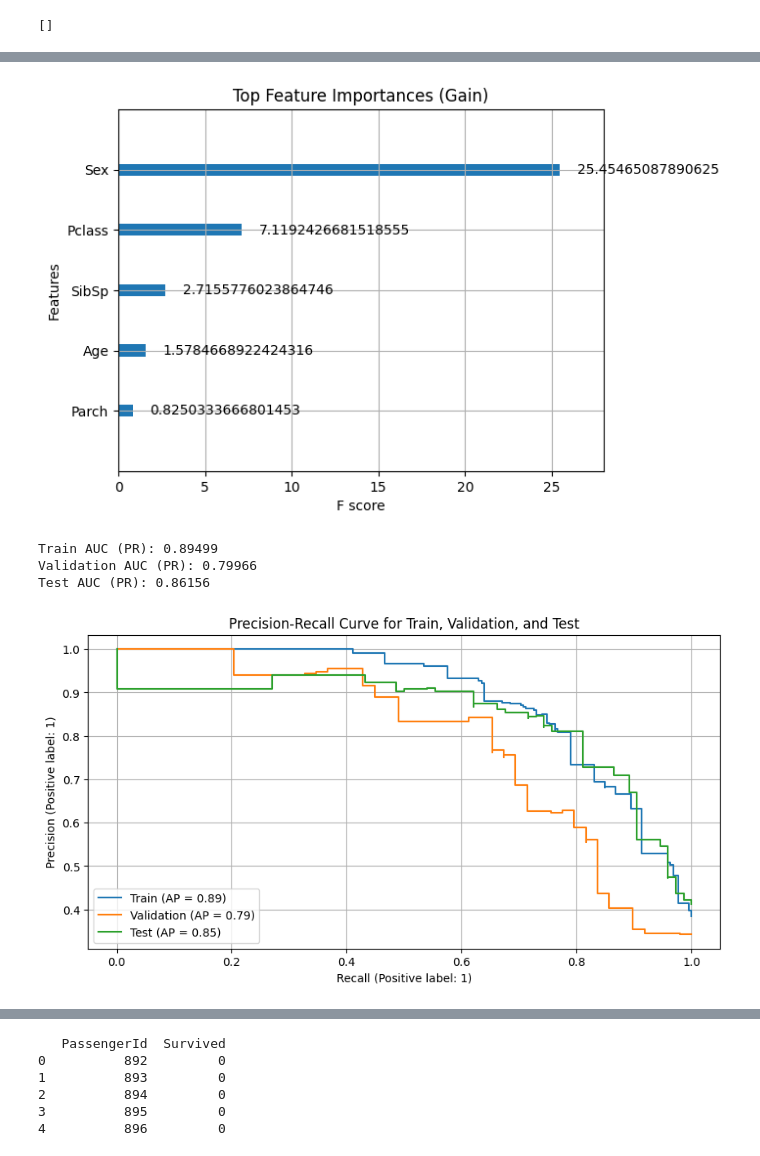
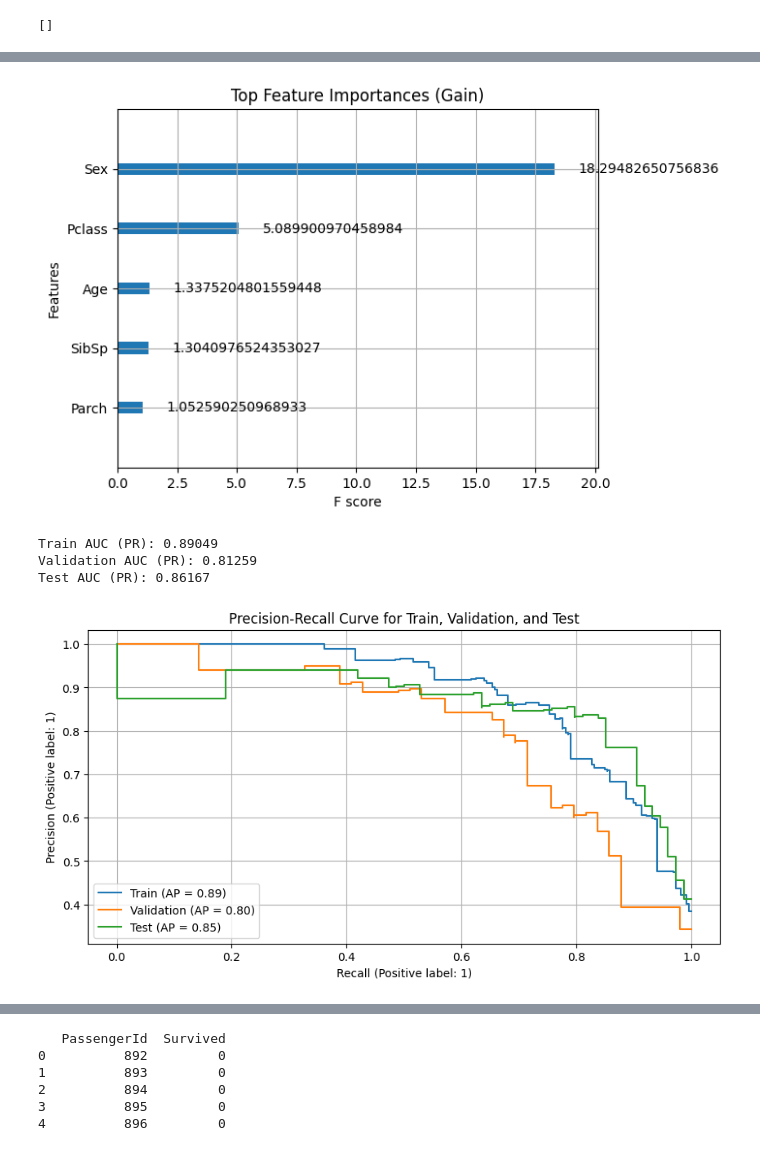
Before and after one commit to kubesure/titanic-dead-or-alive, a Jupyter notebook: titanic-dead-or-alive.ipynb, the cells around one changed output, grey strips where cells are left out. Drawn from its saved outputs; the diff is of its cells as text; code cells hidden in the pictures.

```diff
--- a/titanic-dead-or-alive.ipynb
+++ b/titanic-dead-or-alive.ipynb
@@ -428,6 +433,7 @@ xgb_model = XGBClassifier(
     n_estimators=50,
     max_depth=4,
     learning_rate=0.1,
+    reg_lambda=5.0,
     early_stopping_rounds=10,
     use_label_encoder=False,
     eval_metric='logloss',
@@ -527,49 +493,48 @@ plot_importance(xgb_model, max_num_features=10, importance_type='gain')
 plt.title("Top Feature Importances (Gain)")
 plt.show()
 # %% [output]
-[figure, old version]
+[figure, new version]
 # %%
 def evaluate_model(
     X_train: pd.DataFrame, y_train: pd.Series,
     X_val: pd.DataFrame, y_val: pd.Series,
     X_test: pd.DataFrame, y_test: pd.Series,
-    model: XGBClassifier
+    model: XGBClassifier,
+    model_features
 ):
-    # 1. Predict probabilities (only positive class probabilities)
-    y_train_pred = model.predict_proba(X_train[xgb_model.get_booster().feature_names])[:, 1]
-    y_val_pred = model.predict_proba(X_val[xgb_model.get_booster().feature_names])[:, 1]
-    y_test_pred = model.predict_proba(X_test[xgb_model.get_booster().feature_names])[:, 1]
 
-    # 2. Compute precision, recall, thresholds
+    y_train_pred = model.predict_proba(X_train[model_features])[:, 1]
+    y_val_pred = model.predict_proba(X_val[model_features])[:, 1]
+    y_test_pred = model.predict_proba(X_test[model_features])[:, 1]
+
     train_precision, train_recall, _ = precision_recall_curve(y_train, y_train_pred)
     val_precision, val_recall, _ = precision_recall_curve(y_val, y_val_pred)
     test_precision, test_recall, _ = precision_recall_curve(y_test, y_test_pred)
 
-    # 3. Calculate AUC for each
     train_auc = round(auc(train_recall, train_precision), 5)
     val_auc = round(auc(val_recall, val_precision), 5)
     test_auc = round(auc(test_recall, test_precision), 5)
 
     # 4. Print AUCs
     print(f"Train AUC (PR): {train_auc}")
     print(f"Validation AUC (PR): {val_auc}")
     print(f"Test AUC (PR): {test_auc}")
 
     # 5. Plot all on same PR graph
     fig, ax = plt.subplots(figsize=(10, 5))
-    PrecisionRecallDisplay.from_estimator(model, X_train[xgb_model.get_booster().feature_names], y_train, ax=ax, name="Train")
-    PrecisionRecallDisplay.from_estimator(model, X_val[xgb_model.get_booster().feature_names], y_val, ax=ax, name="Validation")
-    PrecisionRecallDisplay.from_estimator(model, X_test[xgb_model.get_booster().feature_names], y_test, ax=ax, name="Test")
+    PrecisionRecallDisplay.from_estimator(model, X_train[model_features], y_train, ax=ax, name="Train")
+    PrecisionRecallDisplay.from_estimator(model, X_val[model_features], y_val, ax=ax, name="Validation")
+    PrecisionRecallDisplay.from_estimator(model, X_test[model_features], y_test, ax=ax, name="Test")
     plt.title("Precision-Recall Curve for Train, Validation, and Test")
     plt.grid(True)
     plt.show()
 
-evaluate_model(X_train,y_train,X_val,y_val,X_test,y_test, xgb_model)
+evaluate_model(X_train,y_train,X_val,y_val,X_test,y_test, xgb_model,model_features)
 # %% [output]
-Train AUC (PR): 0.89499
-Validation AUC (PR): 0.79966
-Test AUC (PR): 0.86156
+Train AUC (PR): 0.89049
+Validation AUC (PR): 0.81259
+Test AUC (PR): 0.86167
-[figure, old version]
+[figure, new version]
 # %%
 explainer = shap.TreeExplainer(xgb_model)
 shap_values = explainer(X_test[xgb_model.get_booster().feature_names],y_test)
```
Also changed, not shown: parts of 13 cells of this notebook, 12 other files.
